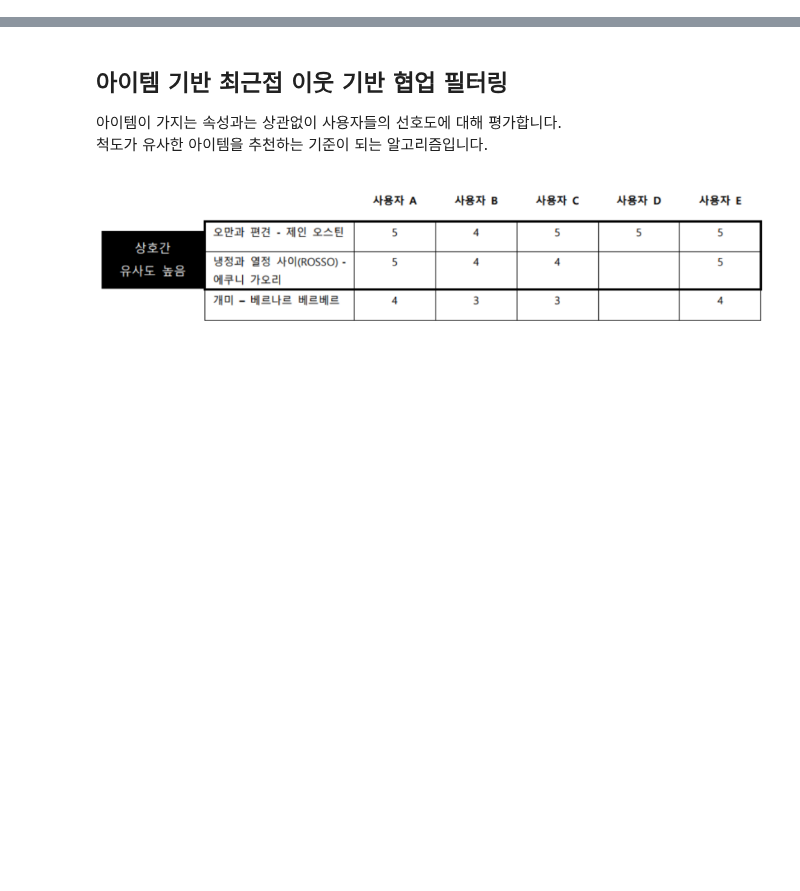
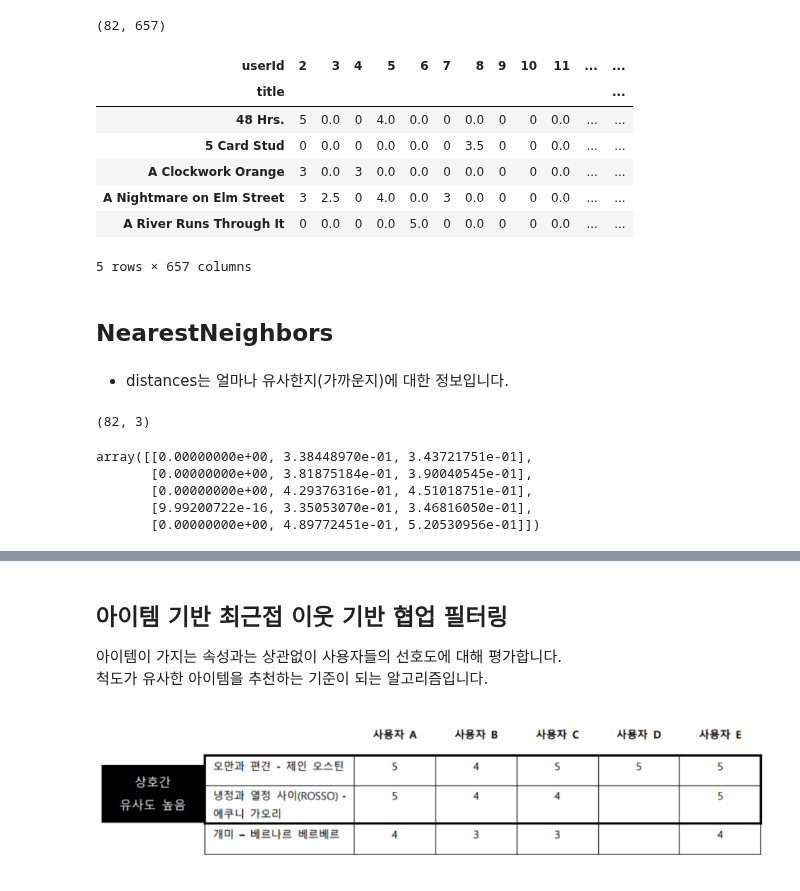
Before and after one commit to parking-place/PlayData_v2, a Jupyter notebook: 06. deep learning/4. RS Pytorch/3. Item-based Collaborative Filtering.ipynb, the cells around one changed output, grey strips where cells are left out. Drawn from its saved outputs; the diff is of its cells as text; code cells hidden in the pictures; blank space fills up the shorter version.

```diff
--- a/06. deep learning/4. RS Pytorch/3. Item-based Collaborative Filtering.ipynb
+++ b/06. deep learning/4. RS Pytorch/3. Item-based Collaborative Filtering.ipynb
@@ -8,0 +357,18 @@
+# %%
+# Create user-item matrix
+df = df_GT100.pivot_table(index='title', columns='userId', values='rating', fill_value=0)
+
+print(df.shape)
+df.head()
+# %% [output]
+(82, 657)
+| userId | 2 | 3 | 4 | 5 | 6 | 7 | 8 | 9 | 10 | 11 | ... | ... |
+| title |  |  |  |  |  |  |  |  |  |  |  | ... |
+| 48 Hrs. | 5 | 0.0 | 0 | 4.0 | 0.0 | 0 | 0.0 | 0 | 0 | 0.0 | ... | ... |
+| 5 Card Stud | 0 | 0.0 | 0 | 0.0 | 0.0 | 0 | 3.5 | 0 | 0 | 0.0 | ... | ... |
+| A Clockwork Orange | 3 | 0.0 | 3 | 0.0 | 0.0 | 0 | 0.0 | 0 | 0 | 0.0 | ... | ... |
+| A Nightmare on Elm Street | 3 | 2.5 | 0 | 4.0 | 0.0 | 3 | 0.0 | 0 | 0 | 0.0 | ... | ... |
+| A River Runs Through It | 0 | 0.0 | 0 | 0.0 | 5.0 | 0 | 0.0 | 0 | 0 | 0.0 | ... | ... |
+5 rows × 657 columns
+# %% [markdown]
+## NearestNeighbors
@@ -8,0 +381,14 @@
+# %% [markdown]
+- distances는 얼마나 유사한지(가까운지)에 대한 정보입니다.
+# %%
+distances.shape
+# %% [output]
+(82, 3)
+# %%
+distances[:5]
+# %% [output]
+array([[0.00000000e+00, 3.38448970e-01, 3.43721751e-01],
+       [0.00000000e+00, 3.81875184e-01, 3.90040545e-01],
+       [0.00000000e+00, 4.29376316e-01, 4.51018751e-01],
+       [9.99200722e-16, 3.35053070e-01, 3.46816050e-01],
+       [0.00000000e+00, 4.89772451e-01, 5.20530956e-01]])
```
Also changed, not shown: parts of 79 cells of this notebook, 1 other file.
